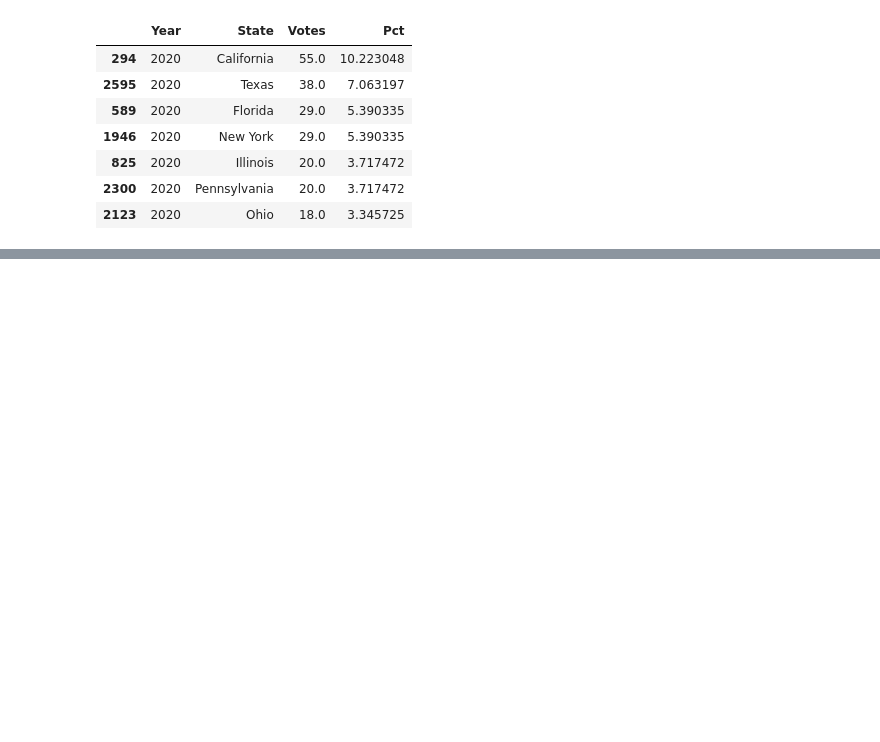
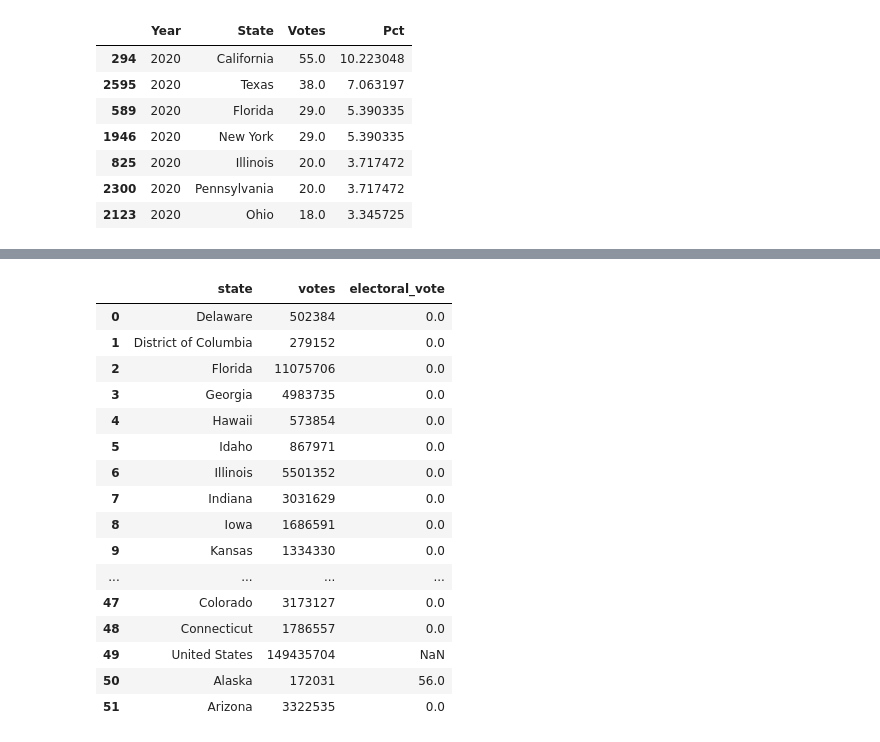
Before and after one commit to bmnds/uea-data-science-03-statistics, a Jupyter notebook: [Estatística04]_Trabalho_Final.ipynb, the cells around one changed output, grey strips where cells are left out. Saved outputs shown, nothing was run; the diff lists cells and outputs as text; code cells hidden in the pictures; blank space fills up the shorter version.

```diff
--- a/[Estatística04]_Trabalho_Final.ipynb
+++ b/[Estatística04]_Trabalho_Final.ipynb
@@ -264,0 +252,20 @@ db_governors_county_candidate.head()
+# %%
+db_president_state
+# %% [output]
+|  | state | votes | electoral_vote |
+| 0 | Delaware | 502384 | 0.0 |
+| 1 | District of Columbia | 279152 | 0.0 |
+| 2 | Florida | 11075706 | 0.0 |
+| 3 | Georgia | 4983735 | 0.0 |
+| 4 | Hawaii | 573854 | 0.0 |
+| 5 | Idaho | 867971 | 0.0 |
+| 6 | Illinois | 5501352 | 0.0 |
+| 7 | Indiana | 3031629 | 0.0 |
+| 8 | Iowa | 1686591 | 0.0 |
+| 9 | Kansas | 1334330 | 0.0 |
+| ... | ... | ... | ... |
+| 47 | Colorado | 3173127 | 0.0 |
+| 48 | Connecticut | 1786557 | 0.0 |
+| 49 | United States | 149435704 | NaN |
+| 50 | Alaska | 172031 | 56.0 |
+| 51 | Arizona | 3322535 | 0.0 |
```
Also changed, not shown: parts of 6 cells of this notebook.
